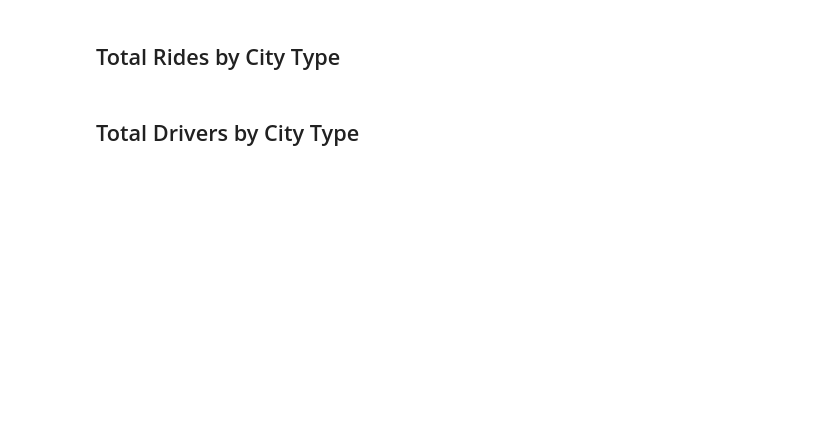
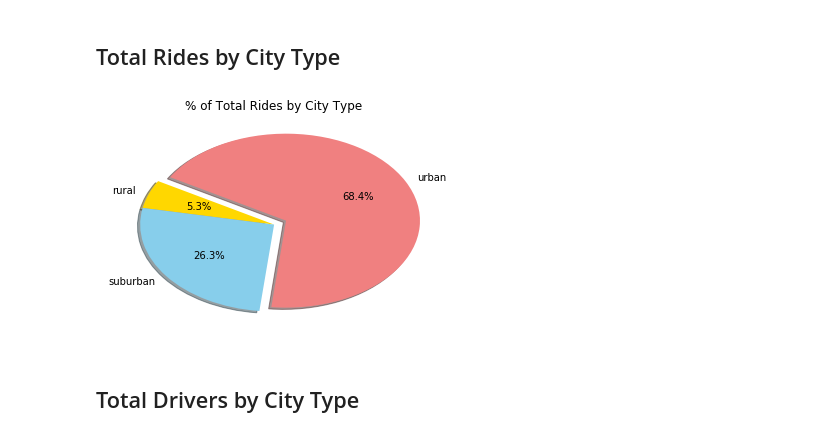
Before and after one commit to kcastlet/UT-Data-Analytics, a Jupyter notebook: RideCompanyAnalysis.ipynb, the cells around one changed output. Saved outputs shown, nothing was run; the diff lists cells and outputs as text; code cells hidden in the pictures; blank space fills up the shorter version.

```diff
--- a/RideCompanyAnalysis.ipynb
+++ b/RideCompanyAnalysis.ipynb
@@ -114,22 +150,23 @@ plt.show()
 # %%
 #Group rides by city type
 rides_by_type = merge_df.groupby(["type"])["ride_id"].count()
 
 #Calculate Ride Percents
 total_fares = rides_by_type.sum()
 pct_rides = rides_by_type / total_fares
 
 #Pie chart
 plt.pie(pct_rides, shadow = True, startangle = 150, labels = ["rural","suburban","urban"], explode=[0,0,0.1],colors=["gold","skyblue","lightcoral"],autopct="%1.1f%%")
 
 # chart formatting
-plt.axis("equal")
 plt.title("% of Total Rides by City Type")
 
 # Save Figure
 plt.savefig("rides_by_city_type.png")
 
 plt.show()
+# %% [output]
+[figure, added]
 # %% [markdown]
 ## Total Drivers by City Type
 # %%
```
Also changed, not shown: parts of 7 cells of this notebook.
